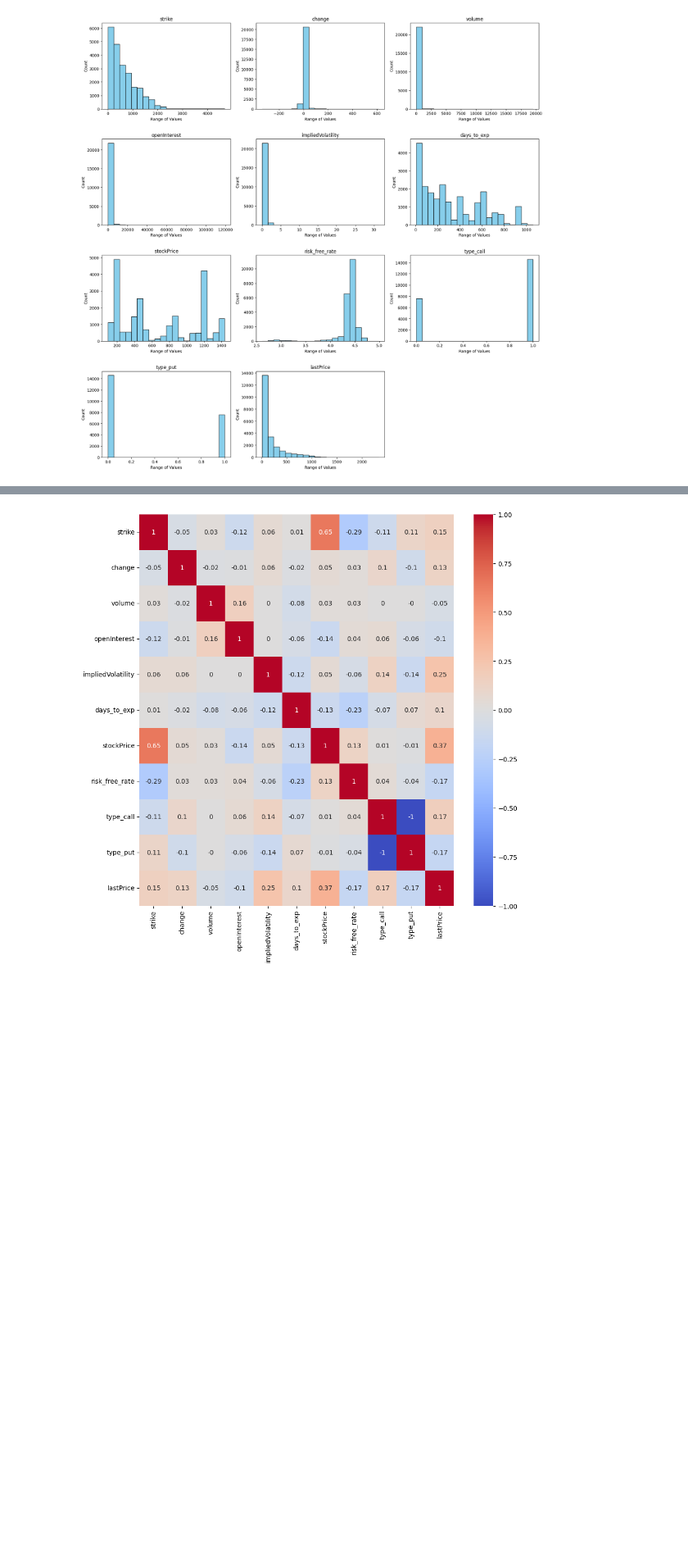
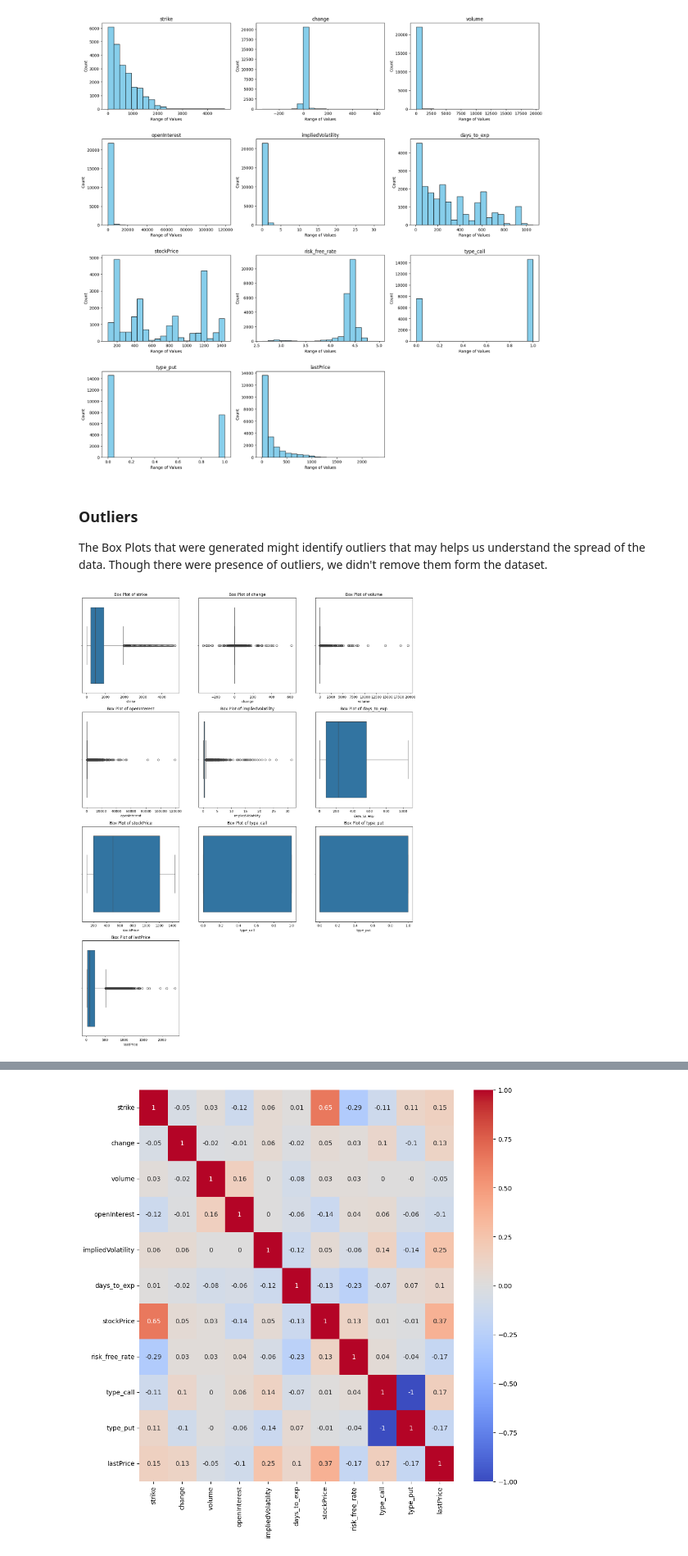
Before and after one commit to vsitucal-personal/ml2_final_project, a Jupyter notebook: ml_final_project_final.ipynb, the cells around one changed output, grey strips where cells are left out. Shown at 82% size. Drawn from its saved outputs; the diff is of its cells as text; code cells hidden in the pictures; blank space fills up the shorter version.

```diff
--- a/ml_final_project_final.ipynb
+++ b/ml_final_project_final.ipynb
@@ -160,3 +216,26 @@ for ax, col in zip_longest(axes_flat, df_prep.iloc[:, :].columns):
 display(fig)
 # %% [output]
 [figure]
+# %% [markdown]
+### Outliers
+The Box Plots that were generated might identify outliers that may helps us understand the spread of the data. Though there were presence of outliers, we didn't remove them form the dataset.
+# %%
+fig, axes = plt.subplots(4, 3, figsize=(18, 24))
+plt.close(fig)
+columns = [
+    'strike', 'change', 'volume', 'openInterest',
+    'impliedVolatility', 'days_to_exp', 'stockPrice',
+    'type_call', 'type_put', 'lastPrice'
+]
+
+# Plot each box plot in the respective subplot
+for ax, column in zip_longest(axes.flatten(), columns):
+    if column != None:
+        sns.boxplot(x=df_prep[column], ax=ax)
+        ax.set_title(f'Box Plot of {column}')
+    else:
+        ax.axis("off")
+# %%
+display(fig)
+# %% [output]
+[figure, added]
```
Also changed, not shown: parts of 18 cells of this notebook, 1 other file.
